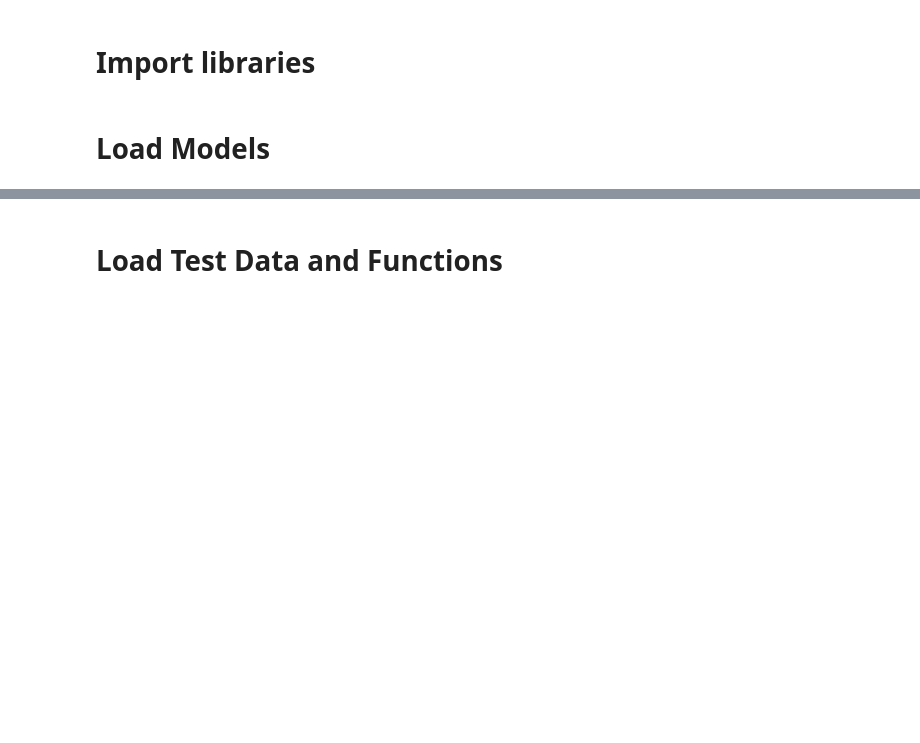
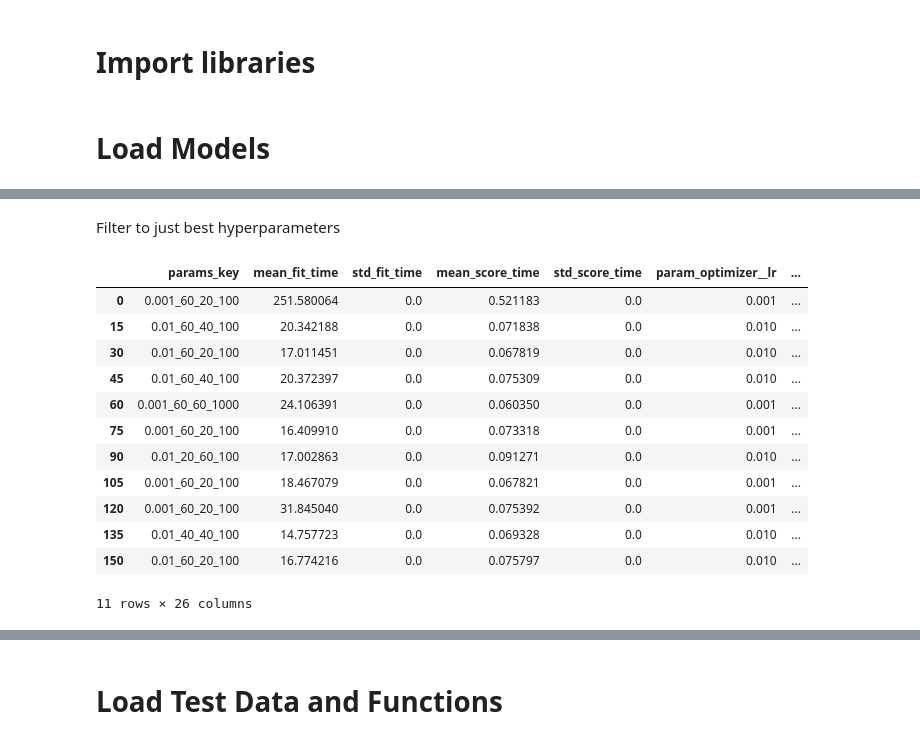
Before and after one commit to mw281685/IFoA-FL-WP, a Jupyter notebook: code/federated_learing_notebook_skorch n_jobs_ps_v8.4_graph.ipynb, the cells around one changed output, grey strips where cells are left out. Drawn from its saved outputs; the diff is of its cells as text; code cells hidden in the pictures; blank space fills up the shorter version.

```diff
--- a/code/federated_learing_notebook_skorch n_jobs_ps_v8.4_graph.ipynb
+++ b/code/federated_learing_notebook_skorch n_jobs_ps_v8.4_graph.ipynb
@@ -27,0 +47,19 @@ import utils
+# %% [markdown]
+Filter to just best hyperparameters
+# %%
+top_results_df = all_results_df.loc[all_results_df['rank_test_score']==1]
+top_results_df
+# %% [output]
+|  | params_key | mean_fit_time | std_fit_time | mean_score_time | std_score_time | param_optimizer__lr | ... |
+| 0 | 0.001_60_20_100 | 251.580064 | 0.0 | 0.521183 | 0.0 | 0.001 | ... |
+| 15 | 0.01_60_40_100 | 20.342188 | 0.0 | 0.071838 | 0.0 | 0.010 | ... |
+| 30 | 0.01_60_20_100 | 17.011451 | 0.0 | 0.067819 | 0.0 | 0.010 | ... |
+| 45 | 0.01_60_40_100 | 20.372397 | 0.0 | 0.075309 | 0.0 | 0.010 | ... |
+| 60 | 0.001_60_60_1000 | 24.106391 | 0.0 | 0.060350 | 0.0 | 0.001 | ... |
+| 75 | 0.001_60_20_100 | 16.409910 | 0.0 | 0.073318 | 0.0 | 0.001 | ... |
+| 90 | 0.01_20_60_100 | 17.002863 | 0.0 | 0.091271 | 0.0 | 0.010 | ... |
+| 105 | 0.001_60_20_100 | 18.467079 | 0.0 | 0.067821 | 0.0 | 0.001 | ... |
+| 120 | 0.001_60_20_100 | 31.845040 | 0.0 | 0.075392 | 0.0 | 0.001 | ... |
+| 135 | 0.01_40_40_100 | 14.757723 | 0.0 | 0.069328 | 0.0 | 0.010 | ... |
+| 150 | 0.01_60_20_100 | 16.774216 | 0.0 | 0.075797 | 0.0 | 0.010 | ... |
+11 rows × 26 columns
```
Also changed, not shown: parts of 28 cells of this notebook.
